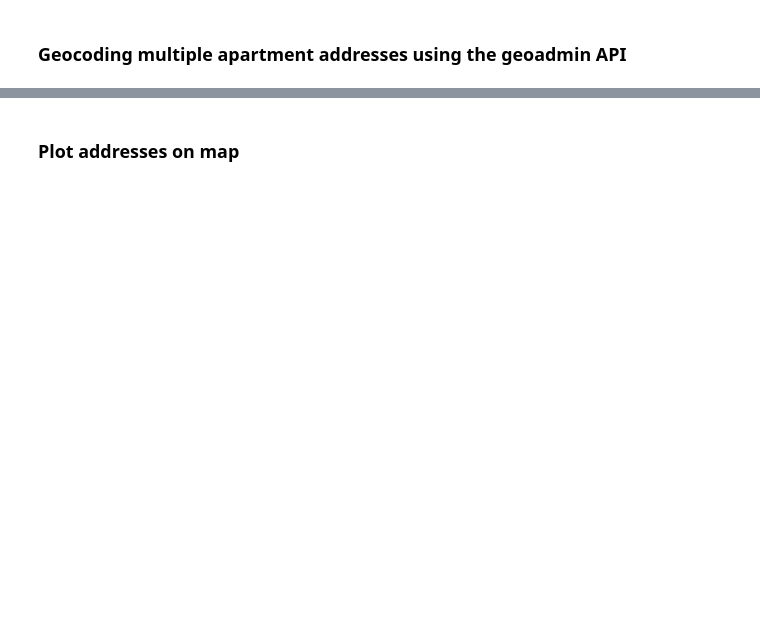
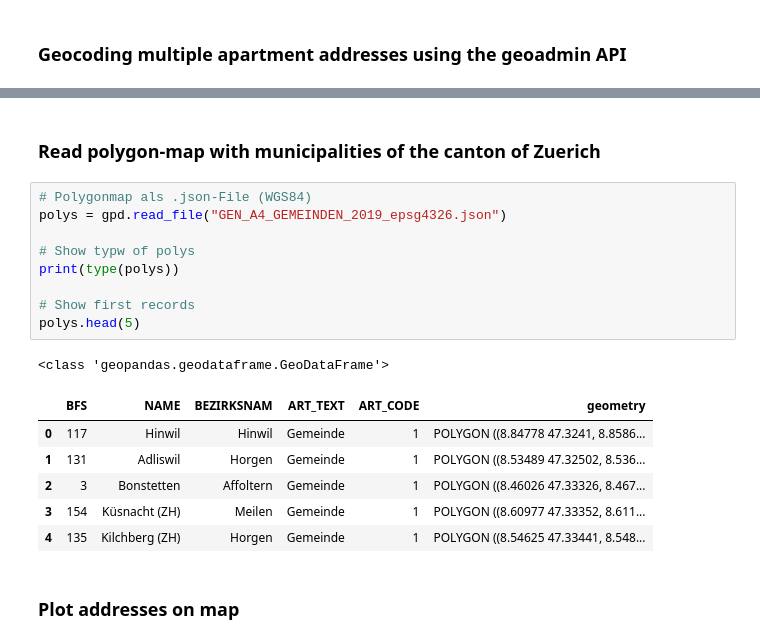
Before and after one commit to pascaleichenberger/applied_research_methods, a Jupyter notebook: Week_03/geocoding_addresses.ipynb, the cells around one changed output, grey strips where cells are left out. Cells and saved outputs as stored; diff of their text form; blank space fills up the shorter version.

```diff
--- a/Week_03/geocoding_addresses.ipynb
+++ b/Week_03/geocoding_addresses.ipynb
@@ -129,3 +167,22 @@ df.head(5)
+# %% [markdown]
+### Read polygon-map with municipalities of the canton of Zuerich
+# %%
+# Polygonmap als .json-File (WGS84)
+polys = gpd.read_file("GEN_A4_GEMEINDEN_2019_epsg4326.json")
+
+# Show typw of polys
+print(type(polys))
+
+# Show first records
+polys.head(5)
+# %% [output]
+<class 'geopandas.geodataframe.GeoDataFrame'>
+|  | BFS | NAME | BEZIRKSNAM | ART_TEXT | ART_CODE | geometry |
+| 0 | 117 | Hinwil | Hinwil | Gemeinde | 1 | POLYGON ((8.84778 47.3241, 8.8586... |
+| 1 | 131 | Adliswil | Horgen | Gemeinde | 1 | POLYGON ((8.53489 47.32502, 8.536... |
+| 2 | 3 | Bonstetten | Affoltern | Gemeinde | 1 | POLYGON ((8.46026 47.33326, 8.467... |
+| 3 | 154 | Küsnacht (ZH) | Meilen | Gemeinde | 1 | POLYGON ((8.60977 47.33352, 8.611... |
+| 4 | 135 | Kilchberg (ZH) | Horgen | Gemeinde | 1 | POLYGON ((8.54625 47.33441, 8.548... |
 # %% [markdown]
 ### Plot addresses on map
 # %%
```
Also changed, not shown: parts of 10 cells of this notebook, 3 other files.
